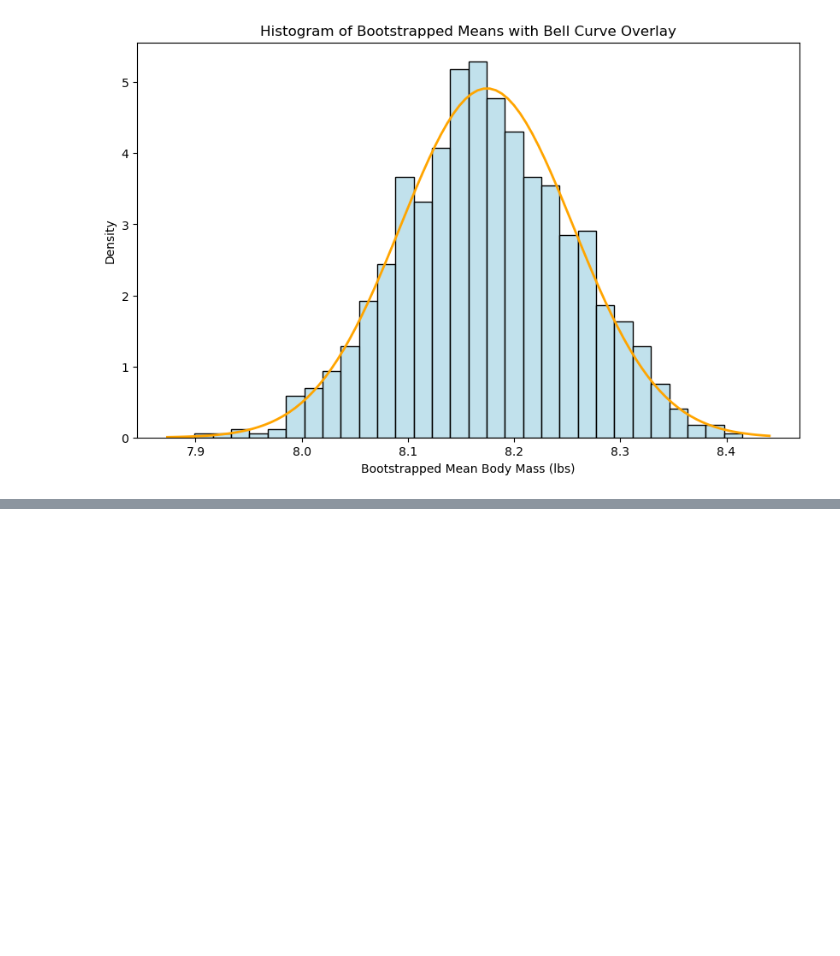
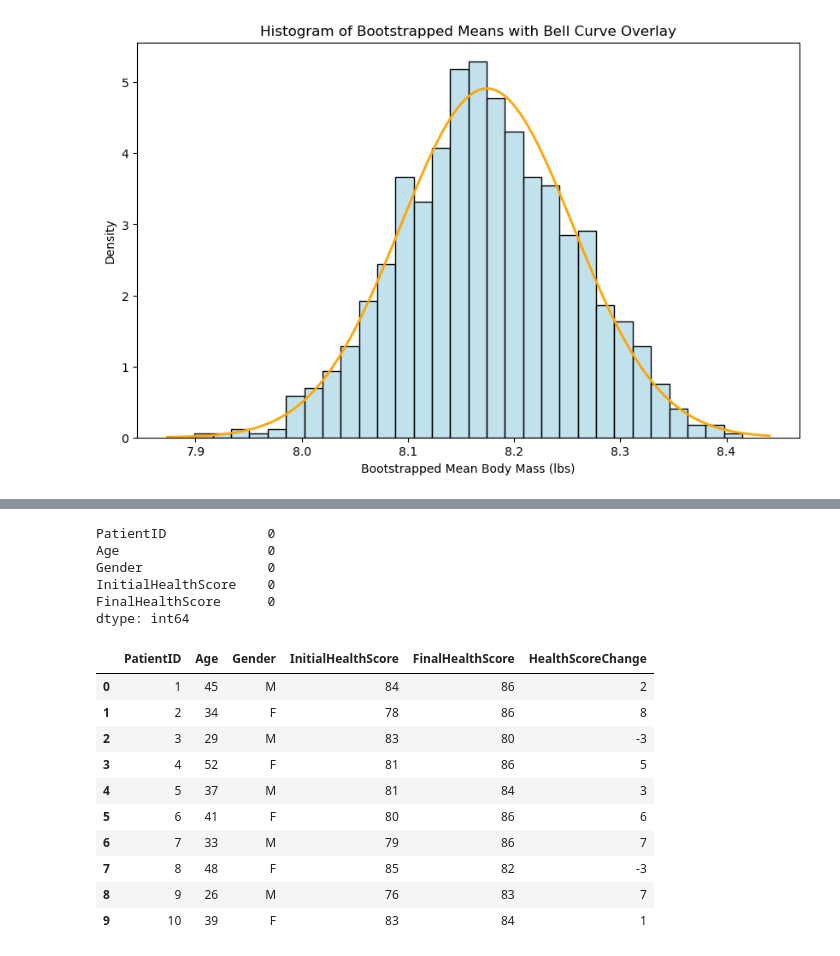
Before and after one commit to LucaPiccone/sta130, a Jupyter notebook: HW/HW_04.ipynb, the cells around one changed output, grey strips where cells are left out. Cells and saved outputs as stored; diff of their text form; code cells hidden in the pictures; blank space fills up the shorter version.

```diff
--- a/HW/HW_04.ipynb
+++ b/HW/HW_04.ipynb
@@ -302,0 +451,9 @@ plt.show()
+# %%
+df.isna().sum()
+# %% [output]
+PatientID             0
+Age                   0
+Gender                0
+InitialHealthScore    0
+FinalHealthScore      0
+dtype: int64
@@ -302,0 +462,14 @@ plt.show()
+# %%
+df
+# %% [output]
+|  | PatientID | Age | Gender | InitialHealthScore | FinalHealthScore | HealthScoreChange |
+| 0 | 1 | 45 | M | 84 | 86 | 2 |
+| 1 | 2 | 34 | F | 78 | 86 | 8 |
+| 2 | 3 | 29 | M | 83 | 80 | -3 |
+| 3 | 4 | 52 | F | 81 | 86 | 5 |
+| 4 | 5 | 37 | M | 81 | 84 | 3 |
+| 5 | 6 | 41 | F | 80 | 86 | 6 |
+| 6 | 7 | 33 | M | 79 | 86 | 7 |
+| 7 | 8 | 48 | F | 85 | 82 | -3 |
+| 8 | 9 | 26 | M | 76 | 83 | 7 |
+| 9 | 10 | 39 | F | 83 | 84 | 1 |
```
Also changed, not shown: parts of 34 cells of this notebook, 2 other files.
